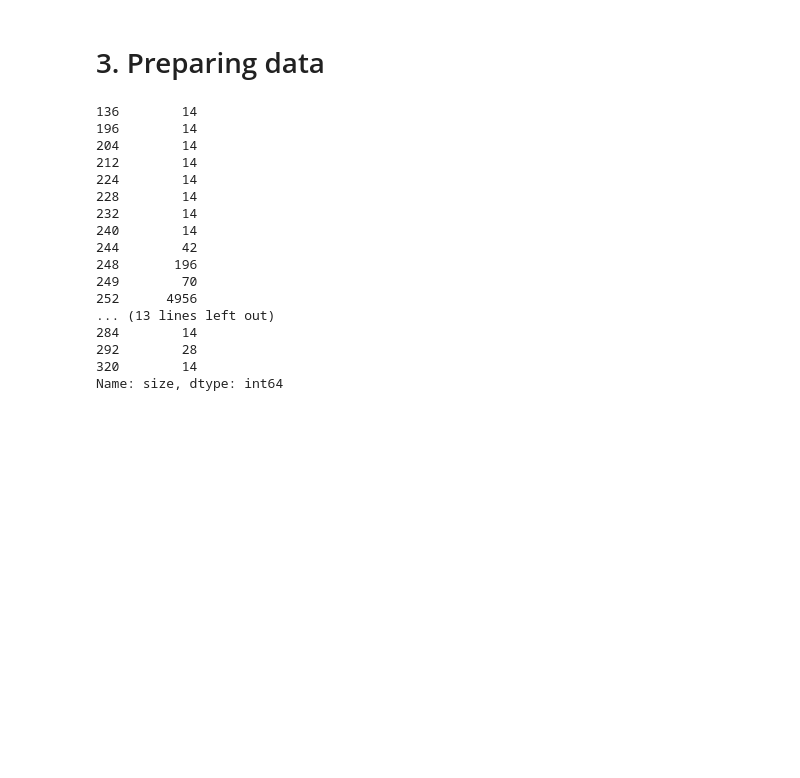
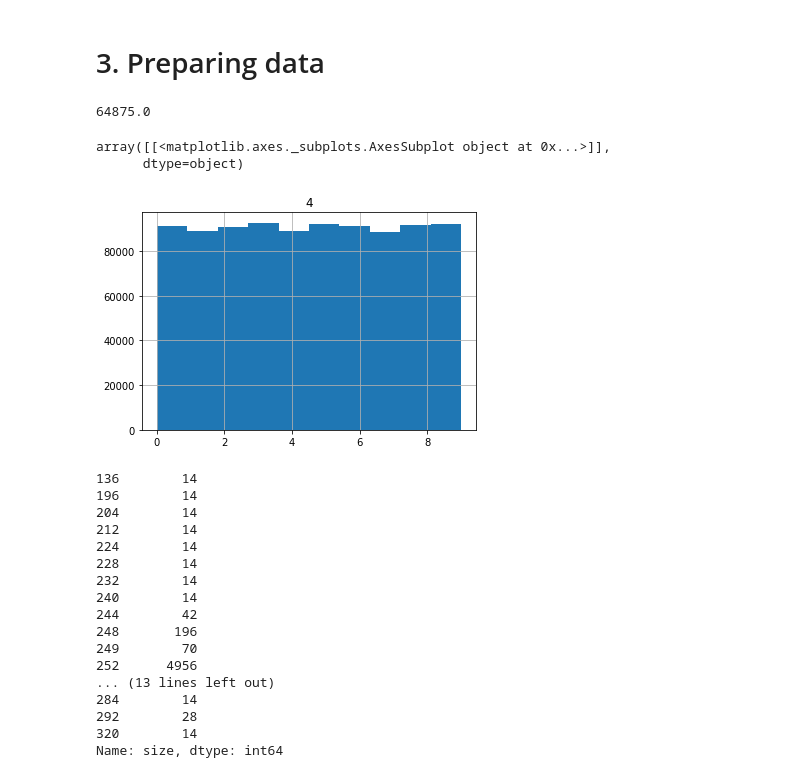
Before and after one commit to IImbryk/NMA_MindBigData, a Jupyter notebook: mnist_for_brain.ipynb, the cells around one changed output. Cells and saved outputs as stored; diff of their text form; code cells hidden in the pictures; blank space fills up the shorter version.

```diff
--- a/mnist_for_brain.ipynb
+++ b/mnist_for_brain.ipynb
@@ -618,6 +704,18 @@ plt.show()
 [figure]
 # %% [markdown]
 # 3. Preparing data
+# %%
+k = data_EP1[data_EP1[4]!=-1]
+# %%
+k.shape[0]/14
+# %% [output]
+64875.0
+# %%
+k.hist(4) # с распределениями по классам нет проблем
+# %% [output]
+array([[<matplotlib.axes._subplots.AxesSubplot object at 0x...>]],
+      dtype=object)
+[figure, added]
 # %%
 df['size'].value_counts(sort=0)
 # %% [output]
```
Also changed, not shown: parts of 22 cells of this notebook.
